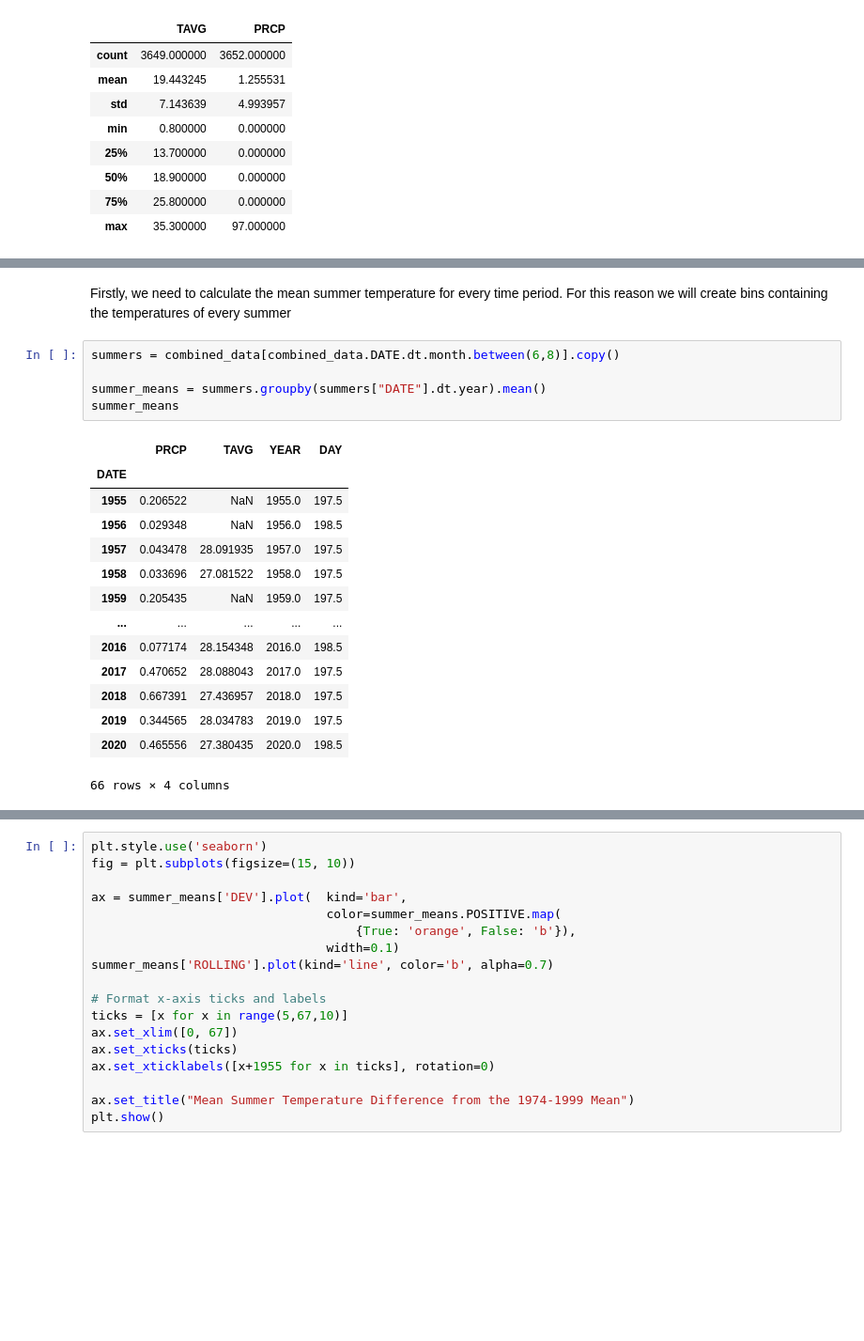
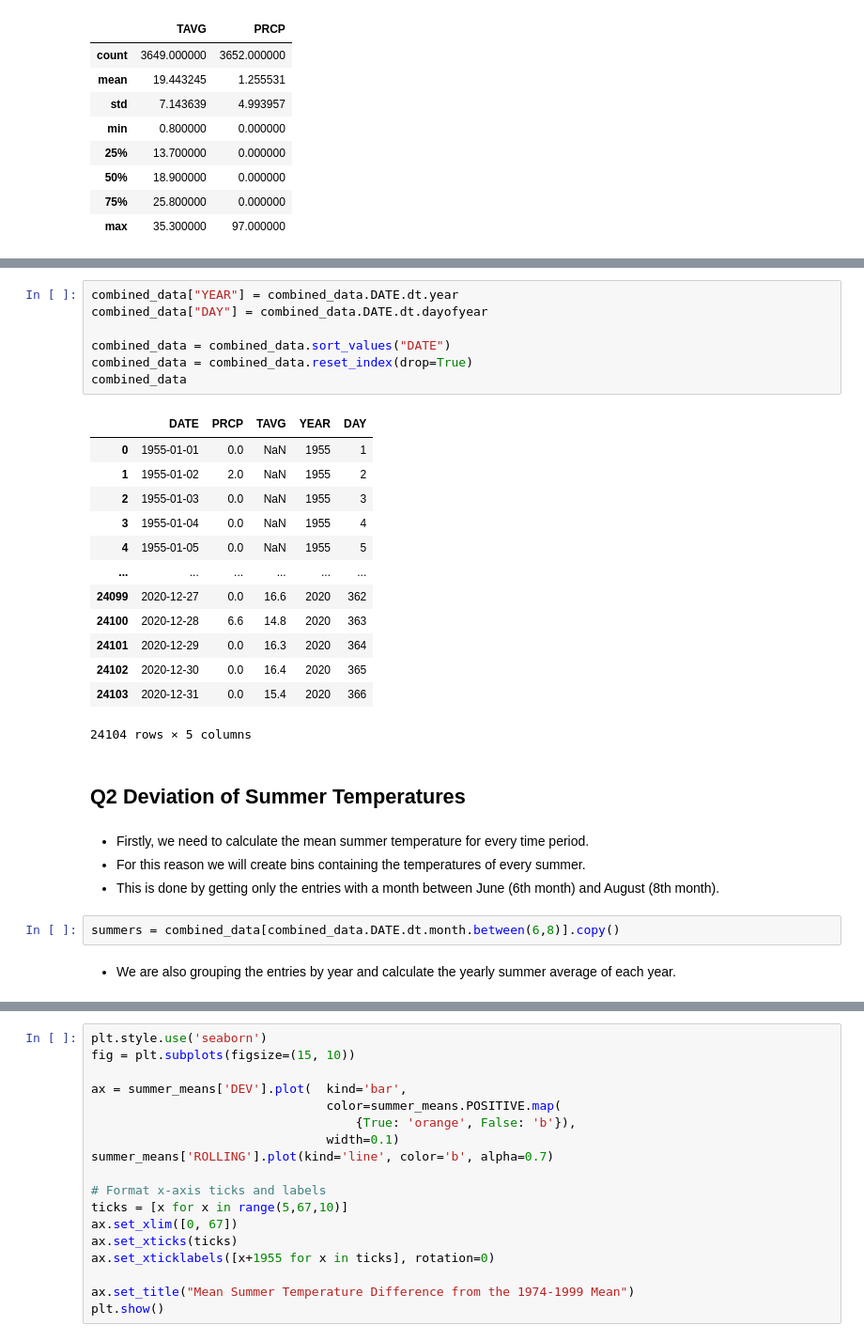
Before and after one commit to gliargovas/AML_2021_Assignments, a Jupyter notebook: Assignment1.ipynb, the cells around one changed output, grey strips where cells are left out. Shown at 94% size. Saved outputs shown, nothing was run; the diff lists cells and outputs as text; blank space fills up the shorter version.

```diff
--- a/Assignment1.ipynb
+++ b/Assignment1.ipynb
@@ -284,22 +308,31 @@ Q2
+# %%
+combined_data["YEAR"] = combined_data.DATE.dt.year
+combined_data["DAY"] = combined_data.DATE.dt.dayofyear
+
+combined_data = combined_data.sort_values("DATE")
+combined_data = combined_data.reset_index(drop=True)
+combined_data
+# %% [output]
+|  | DATE | PRCP | TAVG | YEAR | DAY |
+| 0 | 1955-01-01 | 0.0 | NaN | 1955 | 1 |
+| 1 | 1955-01-02 | 2.0 | NaN | 1955 | 2 |
+| 2 | 1955-01-03 | 0.0 | NaN | 1955 | 3 |
+| 3 | 1955-01-04 | 0.0 | NaN | 1955 | 4 |
+| 4 | 1955-01-05 | 0.0 | NaN | 1955 | 5 |
+| ... | ... | ... | ... | ... | ... |
+| 24099 | 2020-12-27 | 0.0 | 16.6 | 2020 | 362 |
+| 24100 | 2020-12-28 | 6.6 | 14.8 | 2020 | 363 |
+| 24101 | 2020-12-29 | 0.0 | 16.3 | 2020 | 364 |
+| 24102 | 2020-12-30 | 0.0 | 16.4 | 2020 | 365 |
+| 24103 | 2020-12-31 | 0.0 | 15.4 | 2020 | 366 |
+24104 rows × 5 columns
+# %% [markdown]
+## Q2 Deviation of Summer Temperatures
 # %% [markdown]
-Firstly, we need to calculate the mean summer temperature for every time period. For this reason we will create bins containing the temperatures of every summer
+* Firstly, we need to calculate the mean summer temperature for every time period.
+* For this reason we will create bins containing the temperatures of every summer.
+* This is done by getting only the entries with a month between June (6th month) and August (8th month).
 # %%
 summers = combined_data[combined_data.DATE.dt.month.between(6,8)].copy()
-
-summer_means = summers.groupby(summers["DATE"].dt.year).mean()
-summer_means
-# %% [output]
-|  | PRCP | TAVG | YEAR | DAY |
-| DATE |  |  |  |  |
-| 1955 | 0.206522 | NaN | 1955.0 | 197.5 |
-| 1956 | 0.029348 | NaN | 1956.0 | 198.5 |
-| 1957 | 0.043478 | 28.091935 | 1957.0 | 197.5 |
-| 1958 | 0.033696 | 27.081522 | 1958.0 | 197.5 |
-| 1959 | 0.205435 | NaN | 1959.0 | 197.5 |
-| ... | ... | ... | ... | ... |
-| 2016 | 0.077174 | 28.154348 | 2016.0 | 198.5 |
-| 2017 | 0.470652 | 28.088043 | 2017.0 | 197.5 |
-| 2018 | 0.667391 | 27.436957 | 2018.0 | 197.5 |
-| 2019 | 0.344565 | 28.034783 | 2019.0 | 197.5 |
-| 2020 | 0.465556 | 27.380435 | 2020.0 | 198.5 |
-66 rows × 4 columns
+# %% [markdown]
+* We are also grouping the entries by year and calculate the yearly summer average of each year.
```
Also changed, not shown: parts of 66 cells of this notebook, 1 other file.
